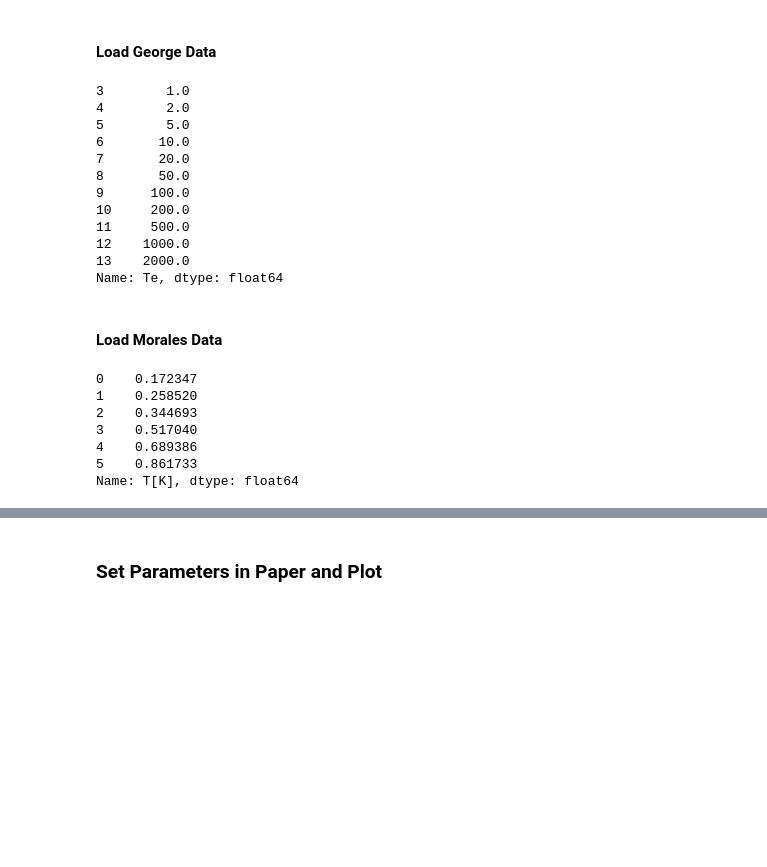
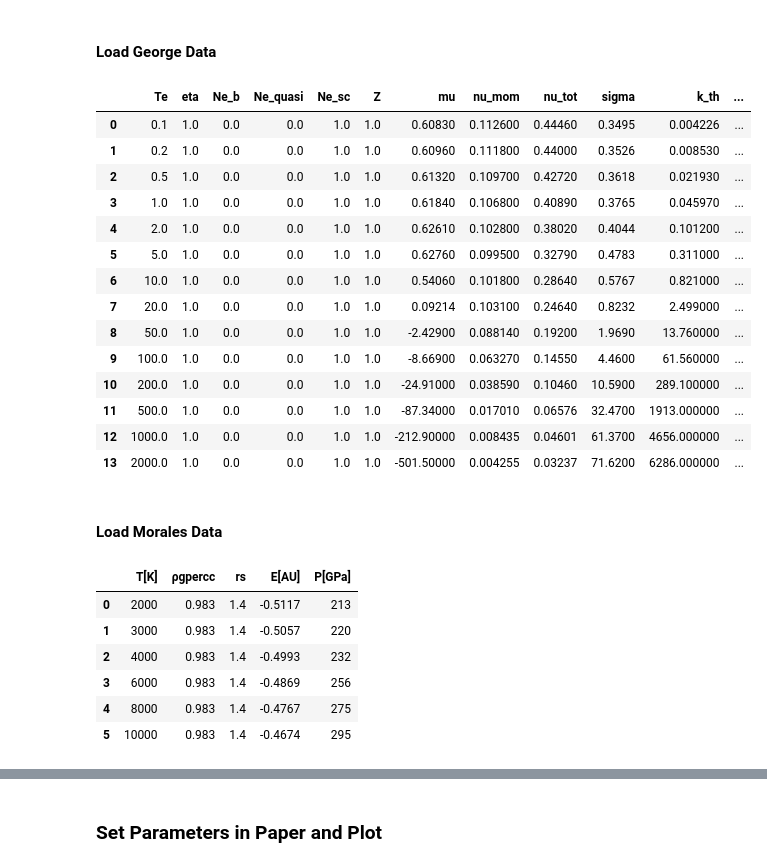
Before and after one commit to ZachAJohnson/hnc, a Jupyter notebook: benchmark_examples/George_Petrov/EOS_compare_to_Petrov.ipynb, the cells around one changed output, grey strips where cells are left out. Drawn from its saved outputs; the diff is of its cells as text; code cells hidden in the pictures; blank space fills up the shorter version.

```diff
--- a/benchmark_examples/George_Petrov/EOS_compare_to_Petrov.ipynb
+++ b/benchmark_examples/George_Petrov/EOS_compare_to_Petrov.ipynb
@@ -38,20 +38,23 @@ GP_PMbar_1 = GP_df['P_ishikawa'][3:]
 GP_PMbar_2 = GP_df['P_fauss'][3:]
 GP_Te_eV = GP_df['Te'][3:]
 # %%
-GP_Te_eV
+GP_df
 # %% [output]
-3        1.0
-4        2.0
-5        5.0
-6       10.0
-7       20.0
-8       50.0
-9      100.0
-10     200.0
-11     500.0
-12    1000.0
-13    2000.0
-Name: Te, dtype: float64
+|  | Te | eta | Ne_b | Ne_quasi | Ne_sc | Z | mu | nu_mom | nu_tot | sigma | k_th | ... |
+| 0 | 0.1 | 1.0 | 0.0 | 0.0 | 1.0 | 1.0 | 0.60830 | 0.112600 | 0.44460 | 0.3495 | 0.004226 | ... |
+| 1 | 0.2 | 1.0 | 0.0 | 0.0 | 1.0 | 1.0 | 0.60960 | 0.111800 | 0.44000 | 0.3526 | 0.008530 | ... |
+| 2 | 0.5 | 1.0 | 0.0 | 0.0 | 1.0 | 1.0 | 0.61320 | 0.109700 | 0.42720 | 0.3618 | 0.021930 | ... |
+| 3 | 1.0 | 1.0 | 0.0 | 0.0 | 1.0 | 1.0 | 0.61840 | 0.106800 | 0.40890 | 0.3765 | 0.045970 | ... |
+| 4 | 2.0 | 1.0 | 0.0 | 0.0 | 1.0 | 1.0 | 0.62610 | 0.102800 | 0.38020 | 0.4044 | 0.101200 | ... |
+| 5 | 5.0 | 1.0 | 0.0 | 0.0 | 1.0 | 1.0 | 0.62760 | 0.099500 | 0.32790 | 0.4783 | 0.311000 | ... |
+| 6 | 10.0 | 1.0 | 0.0 | 0.0 | 1.0 | 1.0 | 0.54060 | 0.101800 | 0.28640 | 0.5767 | 0.821000 | ... |
+| 7 | 20.0 | 1.0 | 0.0 | 0.0 | 1.0 | 1.0 | 0.09214 | 0.103100 | 0.24640 | 0.8232 | 2.499000 | ... |
+| 8 | 50.0 | 1.0 | 0.0 | 0.0 | 1.0 | 1.0 | -2.42900 | 0.088140 | 0.19200 | 1.9690 | 13.760000 | ... |
+| 9 | 100.0 | 1.0 | 0.0 | 0.0 | 1.0 | 1.0 | -8.66900 | 0.063270 | 0.14550 | 4.4600 | 61.560000 | ... |
+| 10 | 200.0 | 1.0 | 0.0 | 0.0 | 1.0 | 1.0 | -24.91000 | 0.038590 | 0.10460 | 10.5900 | 289.100000 | ... |
+| 11 | 500.0 | 1.0 | 0.0 | 0.0 | 1.0 | 1.0 | -87.34000 | 0.017010 | 0.06576 | 32.4700 | 1913.000000 | ... |
+| 12 | 1000.0 | 1.0 | 0.0 | 0.0 | 1.0 | 1.0 | -212.90000 | 0.008435 | 0.04601 | 61.3700 | 4656.000000 | ... |
+| 13 | 2000.0 | 1.0 | 0.0 | 0.0 | 1.0 | 1.0 | -501.50000 | 0.004255 | 0.03237 | 71.6200 | 6286.000000 | ... |
 # %% [markdown]
 #### Load Morales Data
 # %%
@@ -63,12 +66,12 @@ Morales_TK   = Morales_df['T[K]']
 Morales_PMbar =  1e-2*Morales_PGPa
 Morales_TeV = Morales_TK/eV_to_K
 # %%
-Morales_TeV
+Morales_df
 # %% [output]
-0    0.172347
-1    0.258520
-2    0.344693
-3    0.517040
-4    0.689386
-5    0.861733
-Name: T[K], dtype: float64
+|  | T[K] | ρgpercc | rs | E[AU] | P[GPa] |
+| 0 | 2000 | 0.983 | 1.4 | -0.5117 | 213 |
+| 1 | 3000 | 0.983 | 1.4 | -0.5057 | 220 |
+| 2 | 4000 | 0.983 | 1.4 | -0.4993 | 232 |
+| 3 | 6000 | 0.983 | 1.4 | -0.4869 | 256 |
+| 4 | 8000 | 0.983 | 1.4 | -0.4767 | 275 |
+| 5 | 10000 | 0.983 | 1.4 | -0.4674 | 295 |
```
Also changed, not shown: parts of 6 cells of this notebook, 9 other files.
